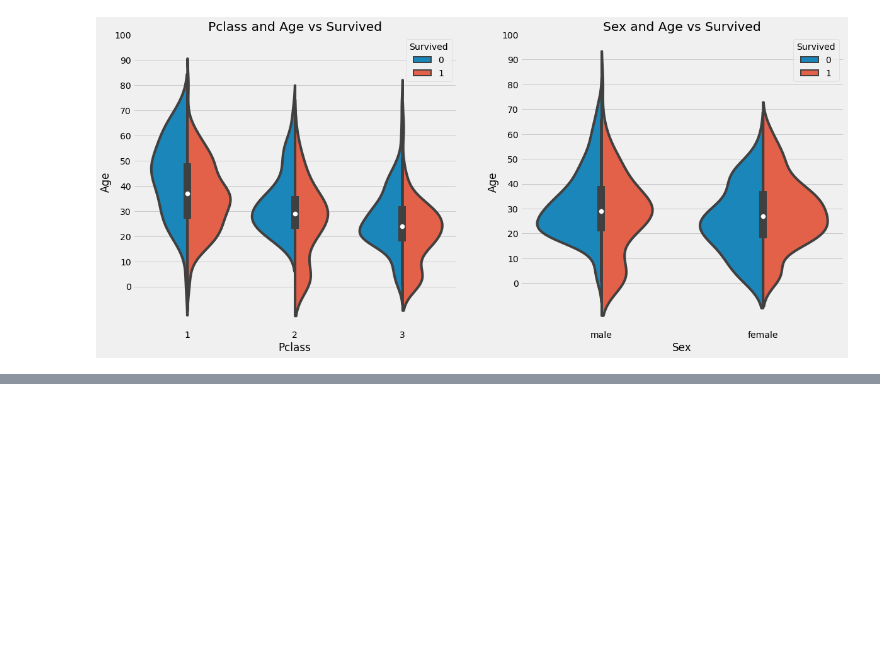
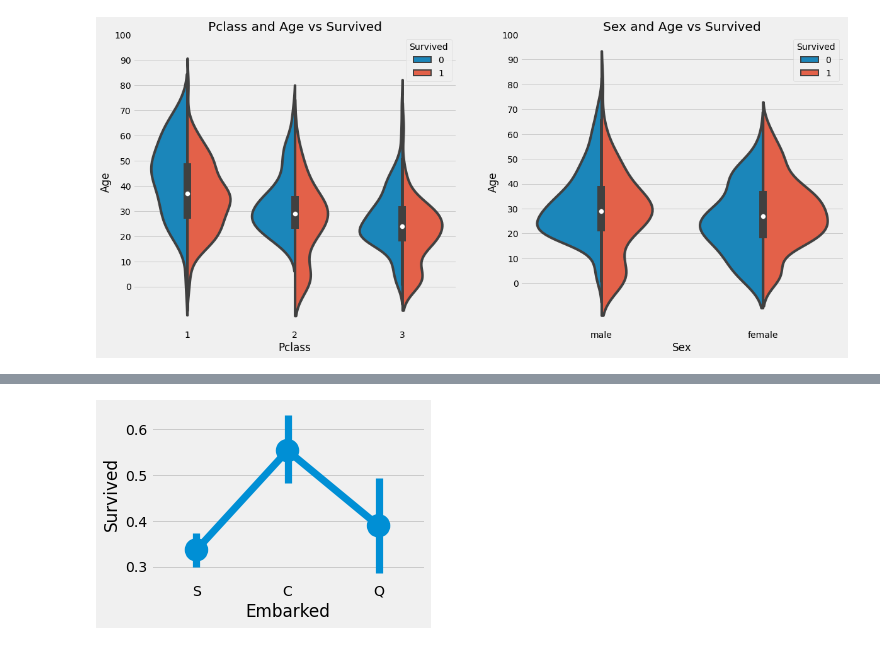
Before and after one commit to gks4478/TIL, a Jupyter notebook: EDA To Prediction(DieTanic)_transcription.ipynb, the cells around one changed output, grey strips where cells are left out. Saved outputs shown, nothing was run; the diff lists cells and outputs as text; code cells hidden in the pictures; blank space fills up the shorter version.

```diff
--- a/EDA To Prediction(DieTanic)_transcription.ipynb
+++ b/EDA To Prediction(DieTanic)_transcription.ipynb
@@ -117,0 +195,7 @@ plt.show()
+# %%
+sns.factorplot('Embarked', 'Survived', data= data)
+fig= plt.gcf()
+fig.set_size_inches(5,3)
+plt.show()
+# %% [output]
+[figure, added]
```
Also changed, not shown: parts of 27 cells of this notebook.
